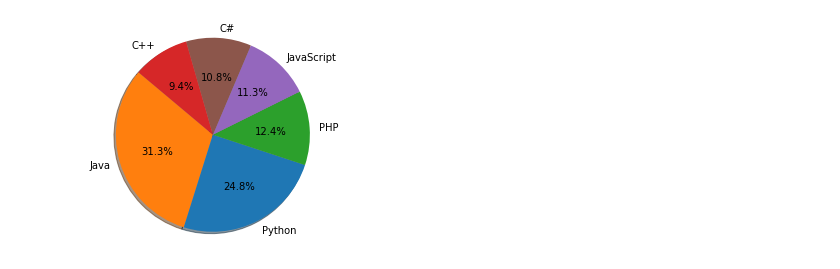
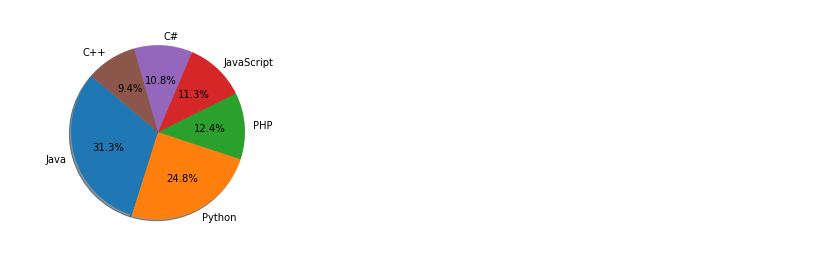
Before and after one commit to AdityaJsr/Bl_week3, a Jupyter notebook: piechart/pie1.ipynb, the cells around one changed output. Cells and saved outputs as stored; diff of their text form; code cells hidden in the pictures.

```diff
--- a/piechart/pie1.ipynb
+++ b/piechart/pie1.ipynb
@@ -12,19 +12,17 @@
 
 """
 
 import matplotlib.pyplot as plt
 
 # Data
 languages = 'Java', 'Python', 'PHP', 'JavaScript', 'C#', 'C++'
 popuratity = [22.2, 17.6, 8.8, 8, 7.7, 6.7]
-colors = ["#ff7f0e", "#1f77b4", "#2ca02c", "#9467bd", "#8c564b", "#d62728"]
 
 # Plot
-plt.pie(popuratity, labels=languages, colors=colors,
-autopct='%1.1f%%', shadow=True, startangle=140)
+plt.pie(popuratity, labels=languages,autopct='%1.1f%%', shadow=True, startangle=140)
 
 plt.axis('equal')
 
 plt.show()
 # %% [output]
-[figure, old version]
+[figure, new version]
```
